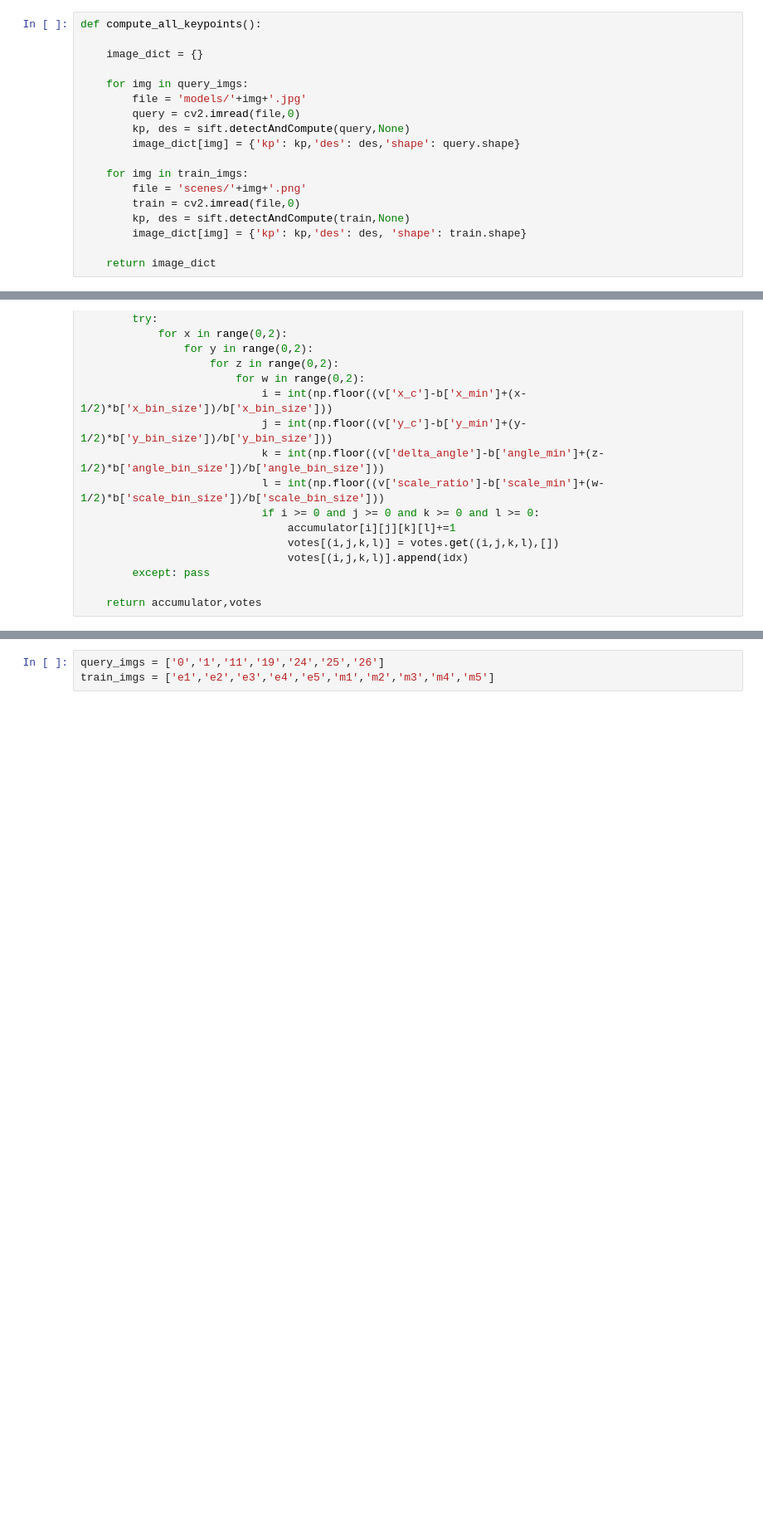
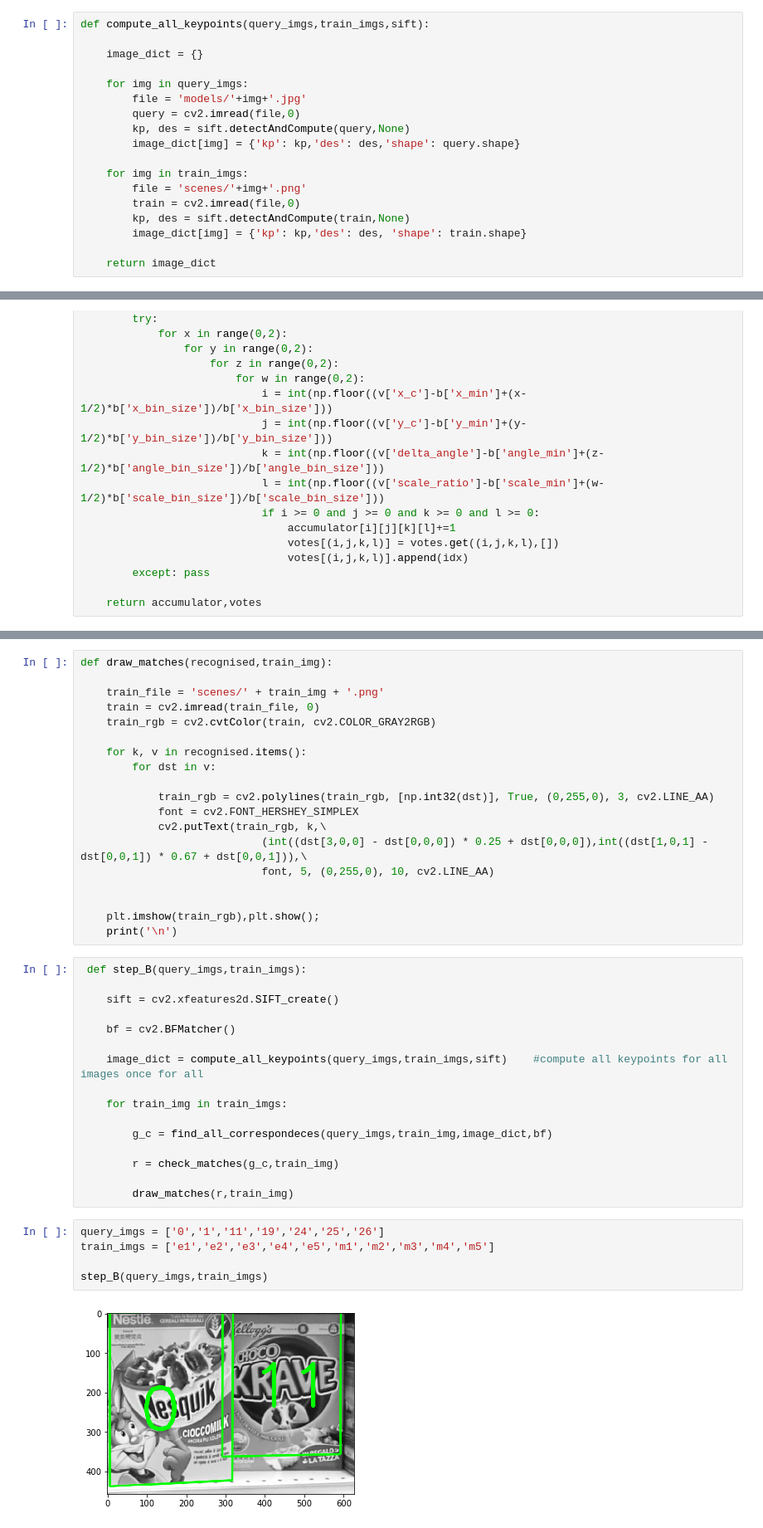
Before and after one commit to ilSommo/product-recognition-on-store-shelves, a Jupyter notebook: stepB.ipynb, the cells around one changed output, grey strips where cells are left out. Shown at 83% size. Drawn from its saved outputs; the diff is of its cells as text; blank space fills up the shorter version.

Commit message:
refined step b

```diff
--- a/stepB.ipynb
+++ b/stepB.ipynb
@@ -21,5 +23,5 @@ CONSISTENCY_COEFF = 0.5
 # %%
-def compute_all_keypoints():
+def compute_all_keypoints(query_imgs,train_imgs,sift):
 
     image_dict = {}
 
@@ -155,3 +277,42 @@ def voting(b,h_s):
+# %%
+def draw_matches(recognised,train_img):
+
+    train_file = 'scenes/' + train_img + '.png'
+    train = cv2.imread(train_file, 0)
+    train_rgb = cv2.cvtColor(train, cv2.COLOR_GRAY2RGB)
+
+    for k, v in recognised.items():
+        for dst in v:
+
+            train_rgb = cv2.polylines(train_rgb, [np.int32(dst)], True, (0,255,0), 3, cv2.LINE_AA)
+            font = cv2.FONT_HERSHEY_SIMPLEX
+            cv2.putText(train_rgb, k,\
+                            (int((dst[3,0,0] - dst[0,0,0]) * 0.25 + dst[0,0,0]),int((dst[1,0,1] - dst[0,0,1]) * 0.67 + dst[0,0,1])),\
+                            font, 5, (0,255,0), 10, cv2.LINE_AA)
+
+
+    plt.imshow(train_rgb),plt.show();
+    print('\n')
+# %%
+ def step_B(query_imgs,train_imgs):
+
+    sift = cv2.xfeatures2d.SIFT_create()
+
+    bf = cv2.BFMatcher()
+
+    image_dict = compute_all_keypoints(query_imgs,train_imgs,sift)    #compute all keypoints for all images once for all
+
+    for train_img in train_imgs:
+
+        g_c = find_all_correspondeces(query_imgs,train_img,image_dict,bf)
+
+        r = check_matches(g_c,train_img)
+
+        draw_matches(r,train_img)
 # %%
 query_imgs = ['0','1','11','19','24','25','26']
 train_imgs = ['e1','e2','e3','e4','e5','m1','m2','m3','m4','m5']
+
+step_B(query_imgs,train_imgs)
+# %% [output]
+[figure, added]
```
Also changed, not shown: parts of 12 cells of this notebook, 1 other file.
